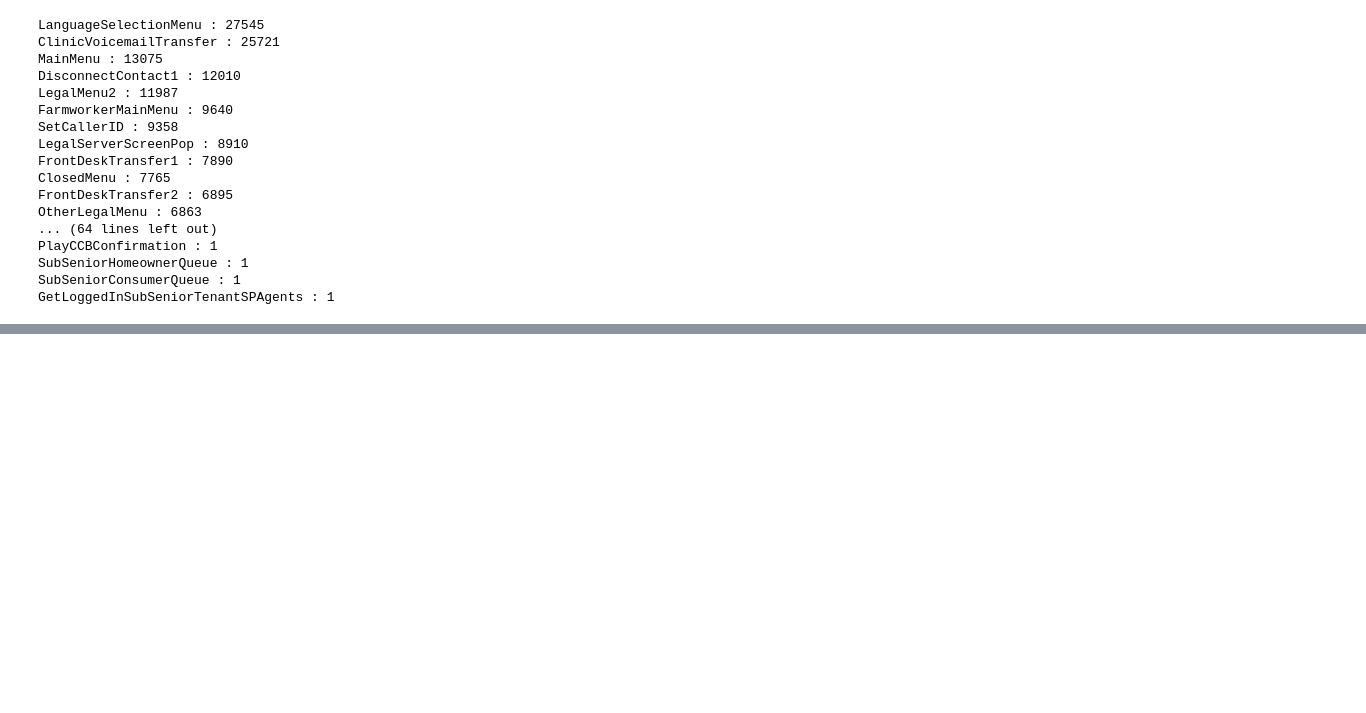
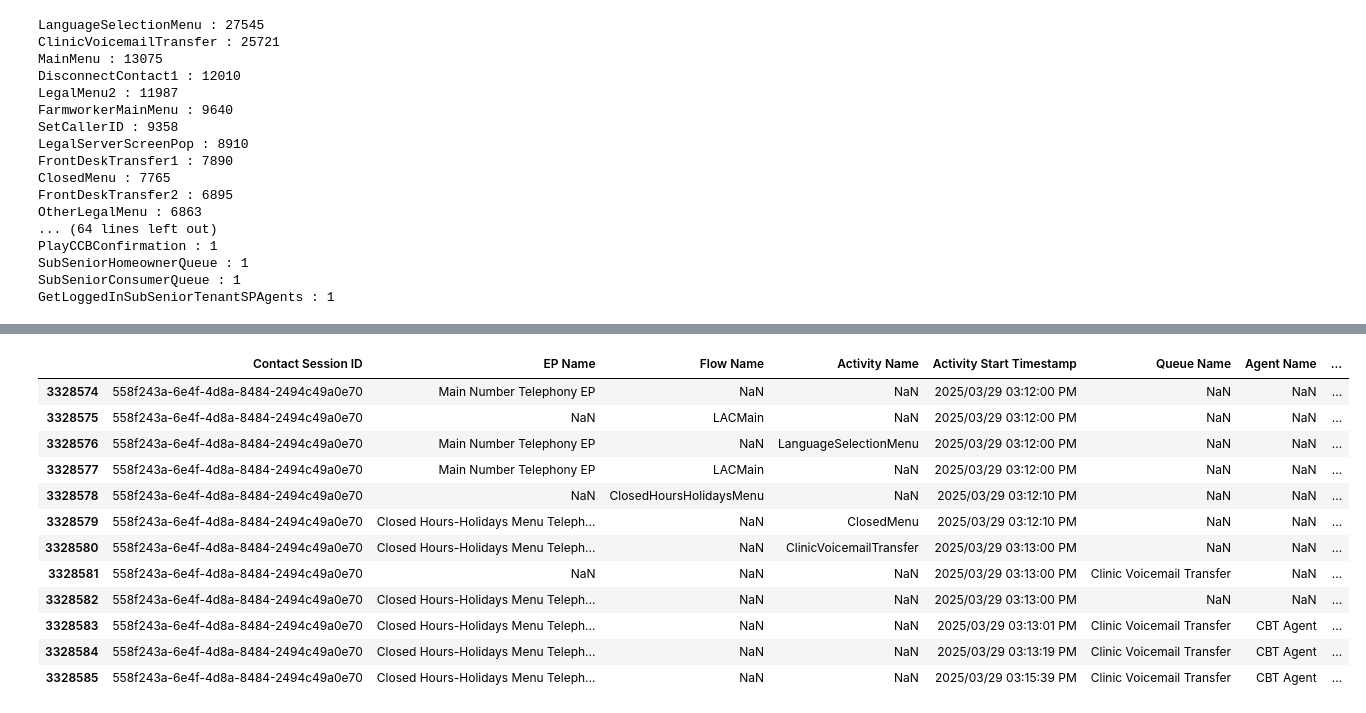
Before and after one commit to arvindkrishna87/STAT390_LegalAid_Fall2025, a Jupyter notebook: Code/Call outcome analysis/Consistency_Check_CallOutcome_Nov17_Derwent.ipynb, the cells around one changed output, grey strips where cells are left out. Drawn from its saved outputs; the diff is of its cells as text; code cells hidden in the pictures; blank space fills up the shorter version.

```diff
--- a/Code/Call outcome analysis/Consistency_Check_CallOutcome_Nov17_Derwent.ipynb
+++ b/Code/Call outcome analysis/Consistency_Check_CallOutcome_Nov17_Derwent.ipynb
@@ -333,0 +319,17 @@ Name: Activity Name, dtype: object
+# %%
+# example where there is a neutral outcome: call in Closed Hours Holiday Menu
+df_main[df_main['Contact Session ID'] == '558f243a-6e4f-4d8a-8484-2494c49a0e70']
+# %% [output]
+|  | Contact Session ID | EP Name | Flow Name | Activity Name | Activity Start Timestamp | Queue Name | Agent Name | ... |
+| 3328574 | 558f243a-6e4f-4d8a-8484-2494c49a0e70 | Main Number Telephony EP | NaN | NaN | 2025/03/29 03:12:00 PM | NaN | NaN | ... |
+| 3328575 | 558f243a-6e4f-4d8a-8484-2494c49a0e70 | NaN | LACMain | NaN | 2025/03/29 03:12:00 PM | NaN | NaN | ... |
+| 3328576 | 558f243a-6e4f-4d8a-8484-2494c49a0e70 | Main Number Telephony EP | NaN | LanguageSelectionMenu | 2025/03/29 03:12:00 PM | NaN | NaN | ... |
+| 3328577 | 558f243a-6e4f-4d8a-8484-2494c49a0e70 | Main Number Telephony EP | LACMain | NaN | 2025/03/29 03:12:00 PM | NaN | NaN | ... |
+| 3328578 | 558f243a-6e4f-4d8a-8484-2494c49a0e70 | NaN | ClosedHoursHolidaysMenu | NaN | 2025/03/29 03:12:10 PM | NaN | NaN | ... |
+| 3328579 | 558f243a-6e4f-4d8a-8484-2494c49a0e70 | Closed Hours-Holidays Menu Teleph... | NaN | ClosedMenu | 2025/03/29 03:12:10 PM | NaN | NaN | ... |
+| 3328580 | 558f243a-6e4f-4d8a-8484-2494c49a0e70 | Closed Hours-Holidays Menu Teleph... | NaN | ClinicVoicemailTransfer | 2025/03/29 03:13:00 PM | NaN | NaN | ... |
+| 3328581 | 558f243a-6e4f-4d8a-8484-2494c49a0e70 | NaN | NaN | NaN | 2025/03/29 03:13:00 PM | Clinic Voicemail Transfer | NaN | ... |
+| 3328582 | 558f243a-6e4f-4d8a-8484-2494c49a0e70 | Closed Hours-Holidays Menu Teleph... | NaN | NaN | 2025/03/29 03:13:00 PM | NaN | NaN | ... |
+| 3328583 | 558f243a-6e4f-4d8a-8484-2494c49a0e70 | Closed Hours-Holidays Menu Teleph... | NaN | NaN | 2025/03/29 03:13:01 PM | Clinic Voicemail Transfer | CBT Agent | ... |
+| 3328584 | 558f243a-6e4f-4d8a-8484-2494c49a0e70 | Closed Hours-Holidays Menu Teleph... | NaN | NaN | 2025/03/29 03:13:19 PM | Clinic Voicemail Transfer | CBT Agent | ... |
+| 3328585 | 558f243a-6e4f-4d8a-8484-2494c49a0e70 | Closed Hours-Holidays Menu Teleph... | NaN | NaN | 2025/03/29 03:15:39 PM | Clinic Voicemail Transfer | CBT Agent | ... |
```
Also changed, not shown: parts of 9 cells of this notebook, 2 other files.
